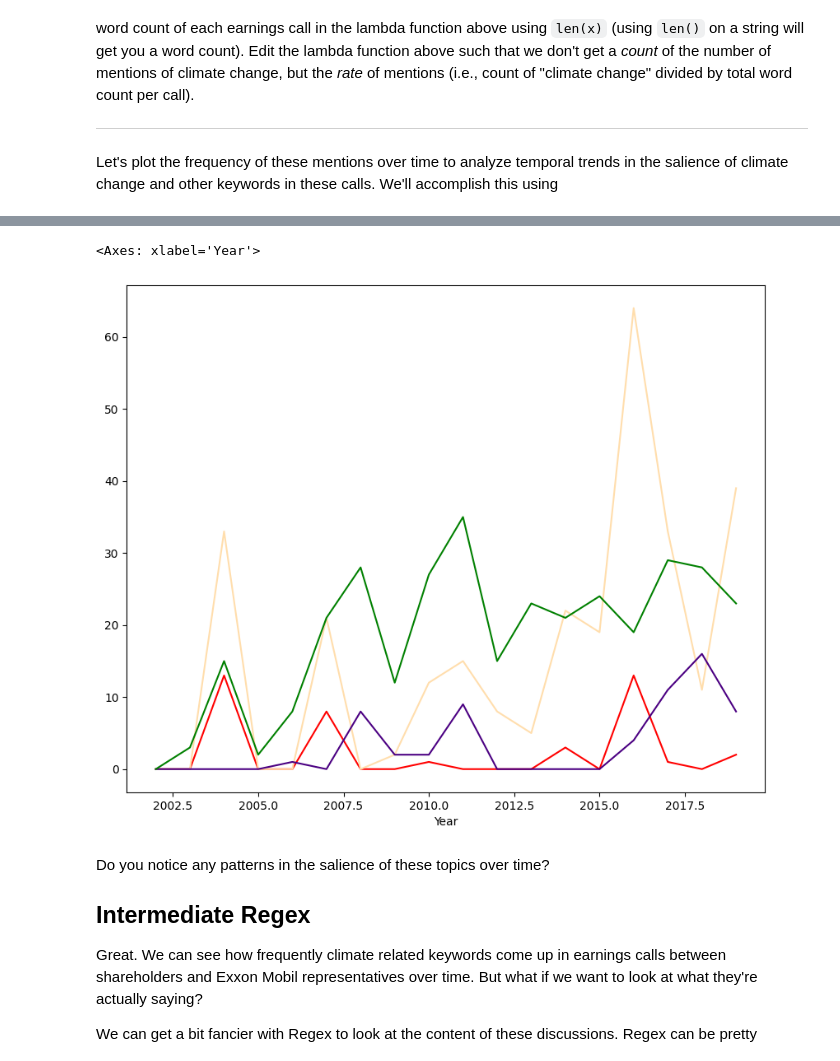
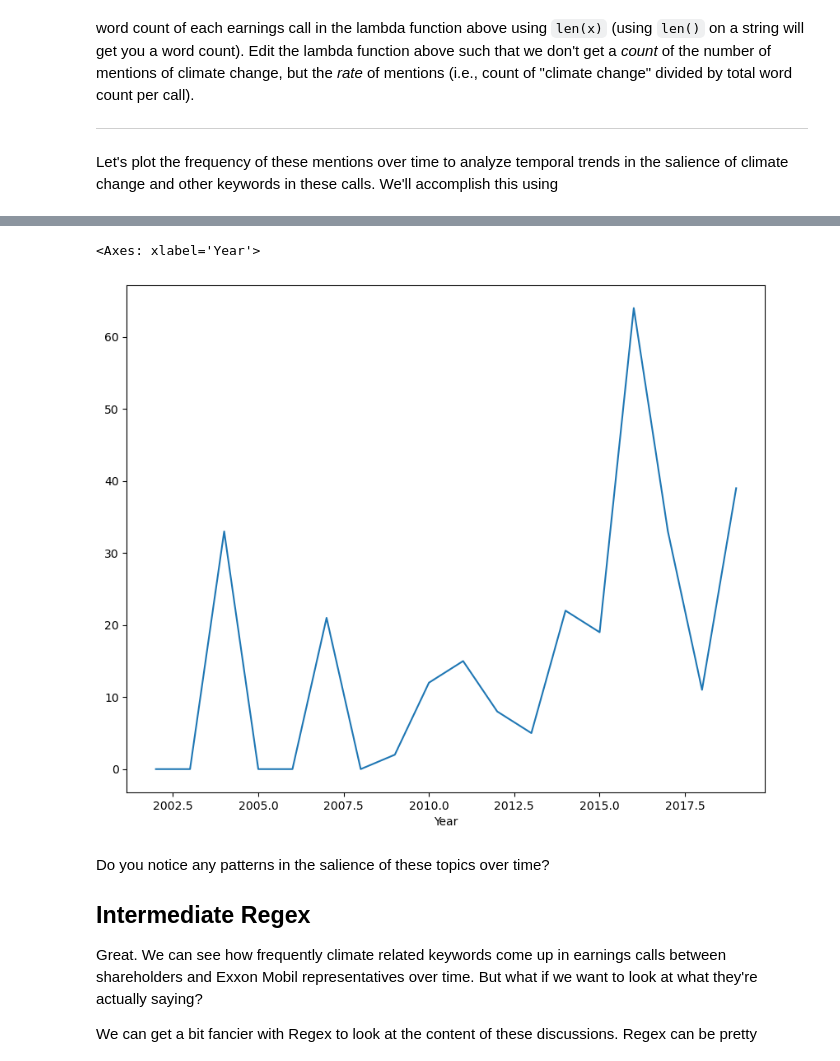
Before and after one commit to joe-lrrde/QM2, a Jupyter notebook: notebooks/W04. Natural Language Processing.ipynb, the cells around one changed output, grey strips where cells are left out. Cells and saved outputs as stored; diff of their text form; code cells hidden in the pictures.

```diff
--- a/notebooks/W04. Natural Language Processing.ipynb
+++ b/notebooks/W04. Natural Language Processing.ipynb
@@ -223,6 +220,3 @@ But we have 182 earnings calls in this sample-- suppose we want to count the num
 Because each row of our dataframe `df` is an earnings call (the text of which is contained in `df['Text']`, we want to apply the analysis we did for the single earnings call above to each row of `df`.
 
 We can accomplish this using a [**lambda function**](https://www.w3schools.com/python/python_lambda.asp). This allows us to iterate over each value in a dataframe column, and apply a function to it. In the simple example below, I use a lambda function to create a new column that is takes the values from a different column and multiplies them by 2:
-# %%
-df['global warming']=df['Text'].apply(lambda x: len(re.findall(r'global warming', x, re.IGNORECASE)))
-print(df[['Title','global warming']])
@@ -319,10 +298,3 @@ Advanced: Our current measure of the number of mentions of keywords might be bia
 
 
 Let's plot the frequency of these mentions over time to analyze temporal trends in the salience of climate change and other keywords in these calls. We'll accomplish this using
-# %%
-# create a column called "climate change" that contains the count of mentions of this keyword
-df['global warming']=df['Text'].apply(lambda x: len(re.findall(r'global warming', x, re.IGNORECASE)))
-df['carbon capture']=df['Text'].apply(lambda x: len(re.findall(r'carbon capture', x, re.IGNORECASE)))
-df['green']=df['Text'].apply(lambda x: len(re.findall(r'green', x, re.IGNORECASE)))
-# print the title of each earnings call, along with the number of mentions of climate change.
-print(df[['Title','global warming', 'carbon capture', 'green' ]])
@@ -347,21 +301,16 @@ print(df[['Title','global warming', 'carbon capture', 'green' ]])
 # %%
 # extract the year from the date column
 df['Year']=df['Date'].dt.year
 
 # group the dataframe by year, calculating the sum of the "climate change" column
 # save it as a new dataframe called "yearly"
-yearly=df.groupby('Year')['global warming'].sum()
-yearly2=df.groupby('Year')['climate change'].sum()
-yearly3=df.groupby('Year')['carbon capture'].sum()
-yearly4=df.groupby('Year')['green'].sum()
+yearly=df.groupby('Year')['climate change'].sum()
+
 # plot yearly
-yearly.plot(color='red')
-yearly2.plot(color='navajowhite')
-yearly3.plot(color='indigo')
-yearly4.plot(color='green')
+yearly.plot()
 # %% [output]
 <Axes: xlabel='Year'>
-[figure, old version]
+[figure, new version]
 # %% [markdown]
 Do you notice any patterns in the salience of these topics over time?
 
```
Also changed, not shown: parts of 6 cells of this notebook.
